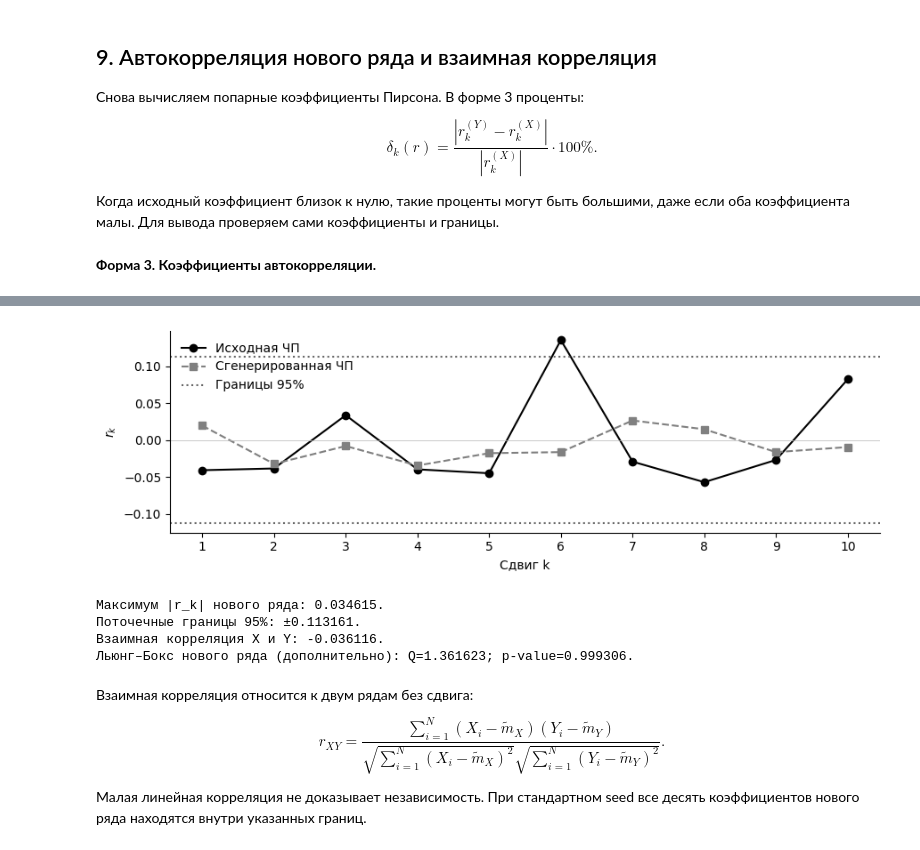
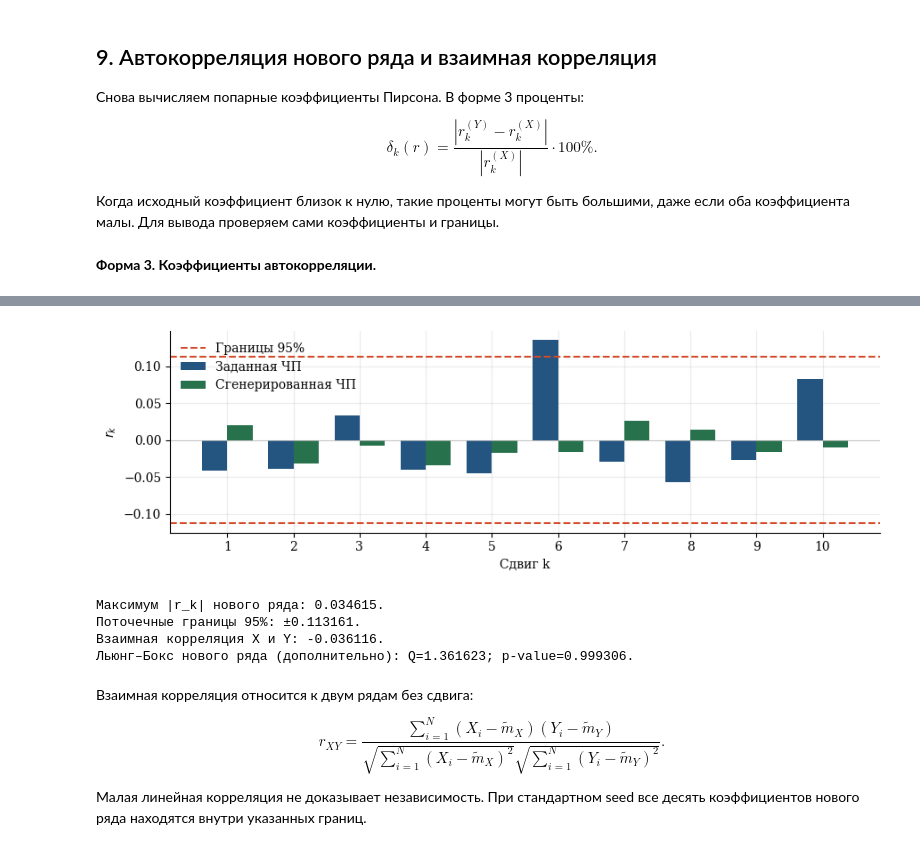
Before and after one commit to delovoyhomie/ITMO_labs, a Jupyter notebook: Modeling/Lab1/Lab1.ipynb, the cells around one changed output, grey strips where cells are left out. Cells and saved outputs as stored; diff of their text form; code cells hidden in the pictures.

```diff
--- a/Modeling/Lab1/Lab1.ipynb
+++ b/Modeling/Lab1/Lab1.ipynb
@@ -34,7 +34,8 @@ from scipy.stats import chi2
 from IPython.display import display, Markdown
 
 pd.set_option("display.float_format", lambda value: f"{value:.6f}")
-plt.rcParams.update({"font.family": "DejaVu Sans", "font.size": 10,
+BLUE, GREEN, RED = "#245581", "#28714d", "#d34b2a"
+plt.rcParams.update({"font.family": "DejaVu Serif", "font.size": 10,
                      "figure.figsize": (9, 3), "axes.spines.top": False,
                      "axes.spines.right": False})
 
@@ -555,38 +625,40 @@ $$\delta_k(r)=\frac{|r_k^{(Y)}-r_k^{(X)}|}{|r_k^{(X)}|}\cdot100\%.$$
 # %%
 acf_y = pairwise_acf(y)
 acf_errors = np.divide(np.abs(acf_y-acf_x), np.abs(acf_x),
                         out=np.full_like(acf_x, np.nan), where=np.abs(acf_x) > 0) * 100
 form3 = pd.DataFrame([acf_x, acf_y, acf_errors], columns=LAGS,
                       index=["Исходная ЧП", "Сгенерированная ЧП", "Отклонение, %"])
 form3.columns.name = "Лаг k"
 display(Markdown("**Форма 3. Коэффициенты автокорреляции.**"))
 show_table(form3.round(3))
 
 fig, ax = plt.subplots()
-ax.plot(LAGS, acf_x, "ko-", label="Исходная ЧП")
-ax.plot(LAGS, acf_y, "s--", color="0.5", label="Сгенерированная ЧП")
-ax.axhline(acf_limit, color="0.4", linestyle=":", label="Границы 95%")
-ax.axhline(-acf_limit, color="0.4", linestyle=":")
+ax.bar(LAGS-0.19, acf_x, width=0.38, color=BLUE, label="Заданная ЧП")
+ax.bar(LAGS+0.19, acf_y, width=0.38, color=GREEN, label="Сгенерированная ЧП")
+ax.axhline(acf_limit, color=RED, linestyle="--", label="Границы 95%")
+ax.axhline(-acf_limit, color=RED, linestyle="--")
 ax.axhline(0, color="0.7", linewidth=0.5)
 ax.set(xlabel="Сдвиг k", ylabel=r"$r_k$", xticks=LAGS)
+ax.grid(alpha=0.25)
+ax.set_axisbelow(True)
 ax.legend(frameon=False)
 fig.tight_layout()
 plt.show()
 
 cross_correlation = pearson(x, y)
 q_y, pvalue_y = ljung_box(y)
 print(f"Максимум |r_k| нового ряда: {np.max(np.abs(acf_y)):.6f}.")
 print(f"Поточечные границы 95%: ±{acf_limit:.6f}.")
 print(f"Взаимная корреляция X и Y: {cross_correlation:.6f}.")
 print(f"Льюнг–Бокс нового ряда (дополнительно): Q={q_y:.6f}; p-value={pvalue_y:.6f}.")
 # %% [output]
 **Форма 3. Коэффициенты автокорреляции.**
 |                    |          1 |         2 |          3 |         4 |         5 |          6 |          7 |          8 |         9 |         10 |
 |:-------------------|-----------:|----------:|-----------:|----------:|----------:|-----------:|-----------:|-----------:|----------:|-----------:|
 | Исходная ЧП        |  -0.041000 | -0.039000 |   0.034000 | -0.040000 | -0.045000 |   0.135000 |  -0.029000 |  -0.057000 | -0.027000 |   0.082000 |
 | Сгенерированная ЧП |   0.019000 | -0.032000 |  -0.008000 | -0.035000 | -0.018000 |  -0.016000 |   0.026000 |   0.015000 | -0.016000 |  -0.010000 |
 | Отклонение, %      | 147.345000 | 16.151000 | 124.677000 | 13.043000 | 60.381000 | 112.138000 | 189.949000 | 125.403000 | 39.053000 | 111.744000 |
-[figure, old version]
+[figure, new version]
 Максимум |r_k| нового ряда: 0.034615.
 Поточечные границы 95%: ±0.113161.
 Взаимная корреляция X и Y: -0.036116.
```
Also changed, not shown: parts of 8 cells of this notebook, 14 other files.
